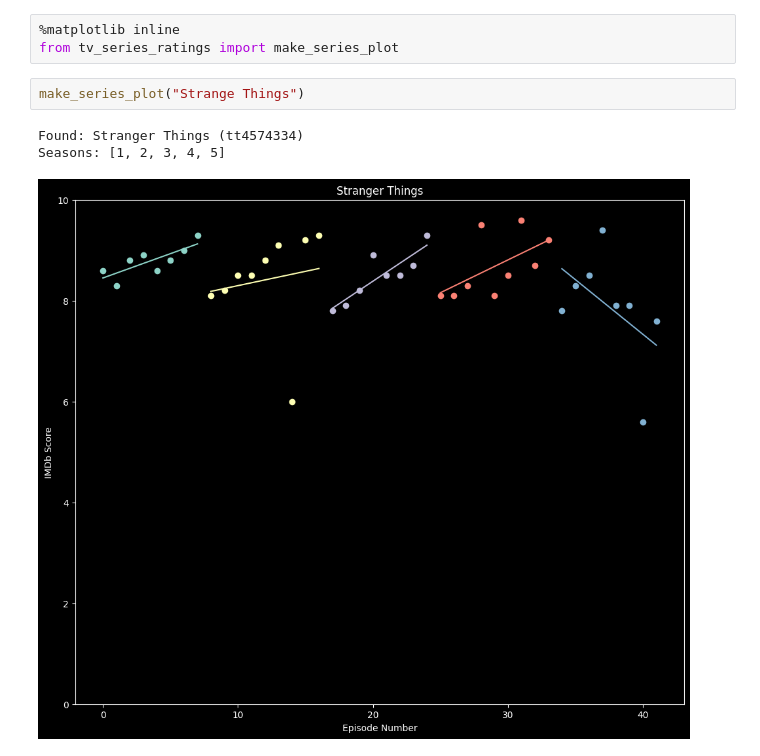
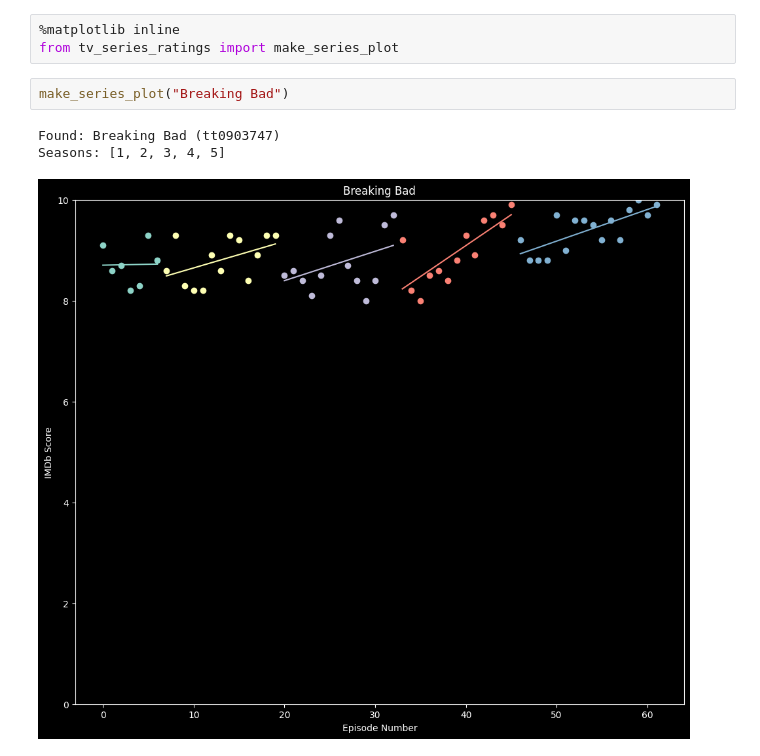
Before and after one commit to fedenanni/Movies-and-TVSeries-Stuff, a Jupyter notebook: tv_series_ratings.ipynb, the cells around one changed output. Cells and saved outputs as stored; diff of their text form.

```diff
--- a/tv_series_ratings.ipynb
+++ b/tv_series_ratings.ipynb
@@ -1,9 +1,9 @@
 # %%
 %matplotlib inline
 from tv_series_ratings import make_series_plot
-# %%
-make_series_plot("Strange Things")
-# %% [output]
-Found: Stranger Things (tt4574334)
-Seasons: [1, 2, 3, 4, 5]
-[figure, removed]
+# %%
+make_series_plot("Breaking Bad")
+# %% [output]
+Found: Breaking Bad (tt0903747)
+Seasons: [1, 2, 3, 4, 5]
+[figure, added]
```
Also changed, not shown: 7 other files.
